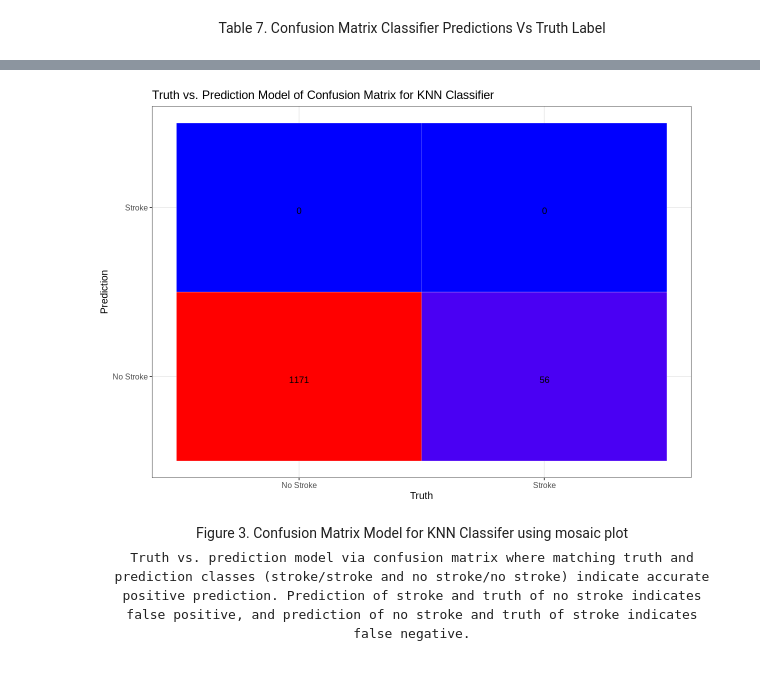
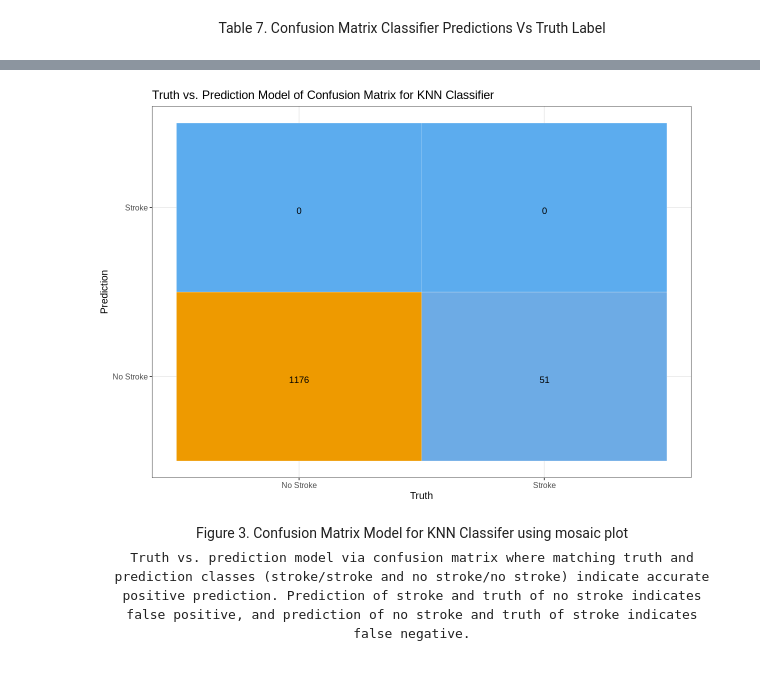
Before and after one commit to jordanjzhao/data-science-stroke-prediction, a Jupyter notebook: StrokePredictionClassification.ipynb, the cells around one changed output, grey strips where cells are left out. Cells and saved outputs as stored; diff of their text form; code cells hidden in the pictures.

Commit message:
Fix figure titles and values

```diff
--- a/StrokePredictionClassification.ipynb
+++ b/StrokePredictionClassification.ipynb
@@ -397,20 +398,20 @@ Prediction    0    1
 # %%
 TClass <- factor(c("No Stroke", "No Stroke", "Stroke", "Stroke"))
 PClass <- factor(c("No Stroke", "Stroke", "No Stroke", "Stroke"))
-Y      <- c(1171, 0, 56, 0)
+Y      <- c(1176, 0, 51, 0)
 df <- data.frame(TClass, PClass, Y)
 
 library(ggplot2)
 ggplot(data =  df, mapping = aes(x = TClass, y = PClass)) +
     ggtitle("Truth vs. Prediction Model of Confusion Matrix for KNN Classifier") +
     labs(x = "Truth", y = "Prediction") +
     geom_tile(aes(fill = Y), colour = "white") +
     geom_text(aes(label = sprintf("%1.0f", Y)), vjust = 1) +
-    scale_fill_gradient(low = "blue", high = "red") +
+    scale_fill_gradient(low = "steelblue2", high = "orange2") +
     theme_bw() + theme(legend.position = "none") +
     theme(text = element_text(size = 12))
 # %% [output]
-[figure, old version]
+[figure, new version]
 # %% [markdown]
 <center>Figure 3. Confusion Matrix Model for KNN Classifer using mosaic plot
 
```
Also changed, not shown: parts of 11 cells of this notebook.
